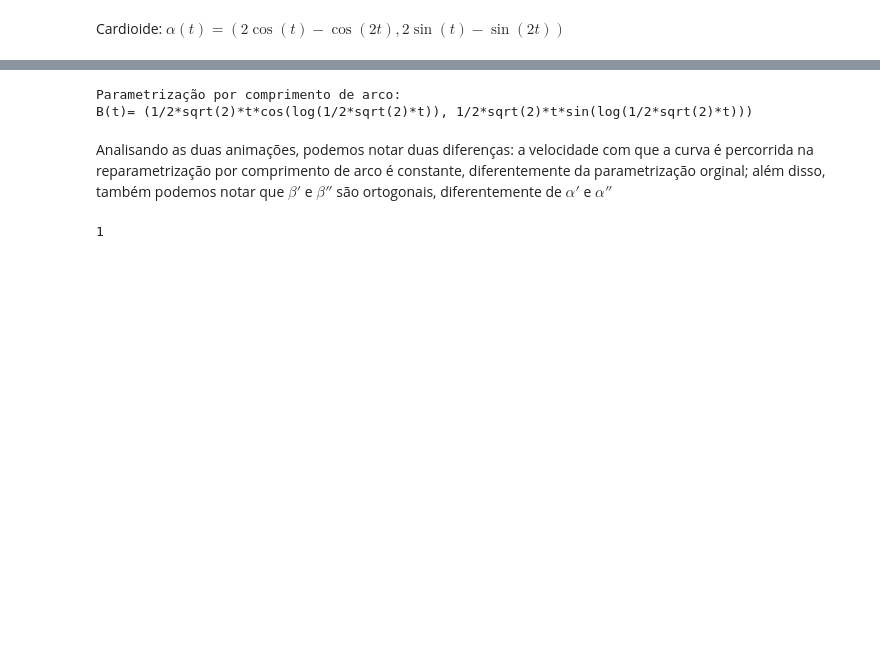
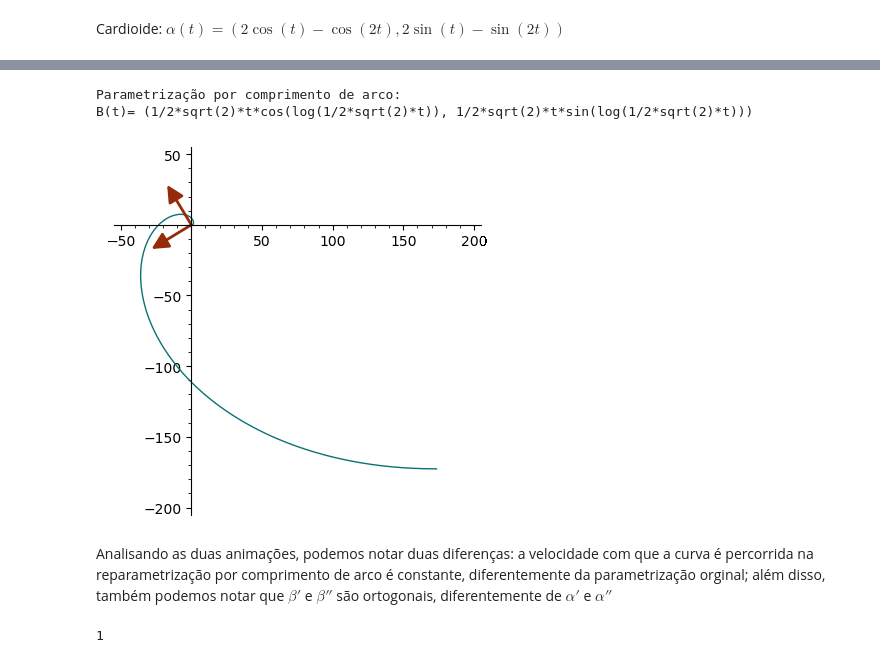
Before and after one commit to matmourao/curves, a Jupyter notebook: A1.ipynb, the cells around one changed output, grey strips where cells are left out. Cells and saved outputs as stored; diff of their text form; code cells hidden in the pictures; blank space fills up the shorter version.

```diff
--- a/A1.ipynb
+++ b/A1.ipynb
@@ -48,34 +52,37 @@ while(i<=5.5):
     i += 5.5/50
 a = animate([curve_alpha+x for x in figure], xmin=-50, xmax=200, ymin=-200, ymax=50)
 a.save("img/non-unit.gif")
+Image(open('img/non-unit.gif','rb').read())
 
 #calculo da parametrização por comprimento de arco:
 t = var("t")
 #calcula a função comprimento de arco
 L_alpha = d_alpha.norm().integral(s)
 #calcula o difeomorfismo \phi(t)
 phi(t) = solve(t == L_alpha(s), s)[0].rhs()
 #calcula reparametrização beta (unit speed)
 beta(t) = alpha(phi(t))
 print("Parametrização por comprimento de arco: \nB(t)=", beta(t))
 
 d_beta = diff(beta, t)
 dd_beta = diff(d_beta, t)
 t_final = solve(phi(t)==5.5,t)[0].rhs().n()
 curve_beta = parametric_plot(beta, (t, 0.01, t_final), color='#0A7373')
 
 figure = []
 i = 0.01
 #plot dos vetores velocidade e aceleração(\beta' e \beta'')
 while(i<=t_final):
     figure.append(plot(33*d_beta.subs(t=i)/d_beta.subs(t=i).norm(),start=beta.subs(t=i),color='#962B09',aspect_ratio=1)
                  + plot(33*dd_beta.subs(t=i)/dd_beta.subs(t=i).norm(),start=beta.subs(t=i),color='#962B09', aspect_ratio=1))
     i += t_final/50
 b = animate([curve_beta+x for x in figure], xmin=-50, xmax=200, ymin=-200, ymax=50)
 b.save("img/unit.gif")
+Image(open('img/unit.gif','rb').read())
 # %% [output]
 Parametrização por comprimento de arco:
 B(t)= (1/2*sqrt(2)*t*cos(log(1/2*sqrt(2)*t)), 1/2*sqrt(2)*t*sin(log(1/2*sqrt(2)*t)))
+[figure, added]
 # %% [markdown]
 Analisando as duas animações, podemos notar duas diferenças: a velocidade com que a curva é percorrida na reparametrização por comprimento de arco é constante, diferentemente da parametrização orginal; além disso, também podemos notar que $\beta'$ e $\beta''$ são ortogonais, diferentemente de $\alpha'$ e $\alpha''$
 # %%
```
Also changed, not shown: parts of 7 cells of this notebook, 4 other files.
